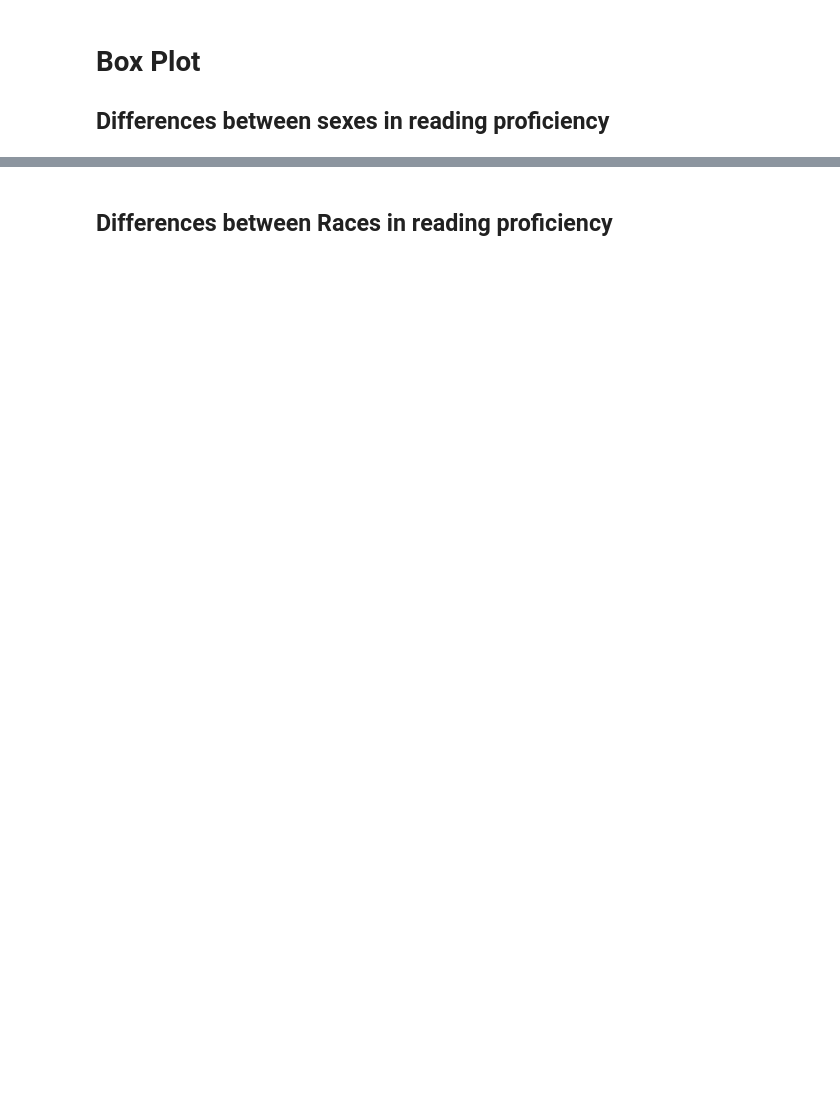
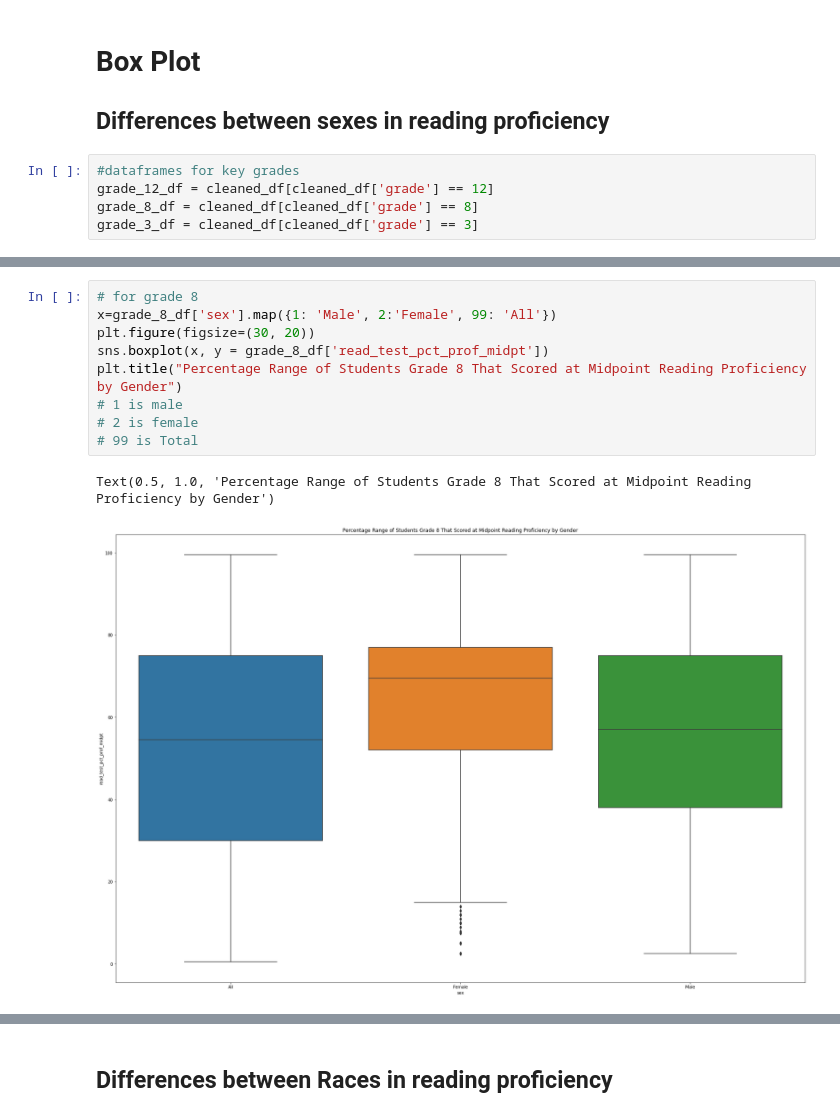
Before and after one commit to Data-Science-for-Education/educationdata, a Jupyter notebook: Education_Data_Models v2.ipynb, the cells around one changed output, grey strips where cells are left out. Saved outputs shown, nothing was run; the diff lists cells and outputs as text; blank space fills up the shorter version.

```diff
--- a/Education_Data_Models v2.ipynb
+++ b/Education_Data_Models v2.ipynb
@@ -205,3 +218,8 @@ cleaned_df.head()
 # %% [markdown]
 # Box Plot
 ## Differences between sexes in reading proficiency
+# %%
+#dataframes for key grades
+grade_12_df = cleaned_df[cleaned_df['grade'] == 12]
+grade_8_df = cleaned_df[cleaned_df['grade'] == 8]
+grade_3_df = cleaned_df[cleaned_df['grade'] == 3]
@@ -213,0 +252,12 @@ plt.title("Gender vs Reading proficiency mid");
+# %%
+# for grade 8
+x=grade_8_df['sex'].map({1: 'Male', 2:'Female', 99: 'All'})
+plt.figure(figsize=(30, 20))
+sns.boxplot(x, y = grade_8_df['read_test_pct_prof_midpt'])
+plt.title("Percentage Range of Students Grade 8 That Scored at Midpoint Reading Proficiency by Gender")
+# 1 is male
+# 2 is female
+# 99 is Total
+# %% [output]
+Text(0.5, 1.0, 'Percentage Range of Students Grade 8 That Scored at Midpoint Reading Proficiency by Gender')
+[figure, added]
```
Also changed, not shown: parts of 25 cells of this notebook.
